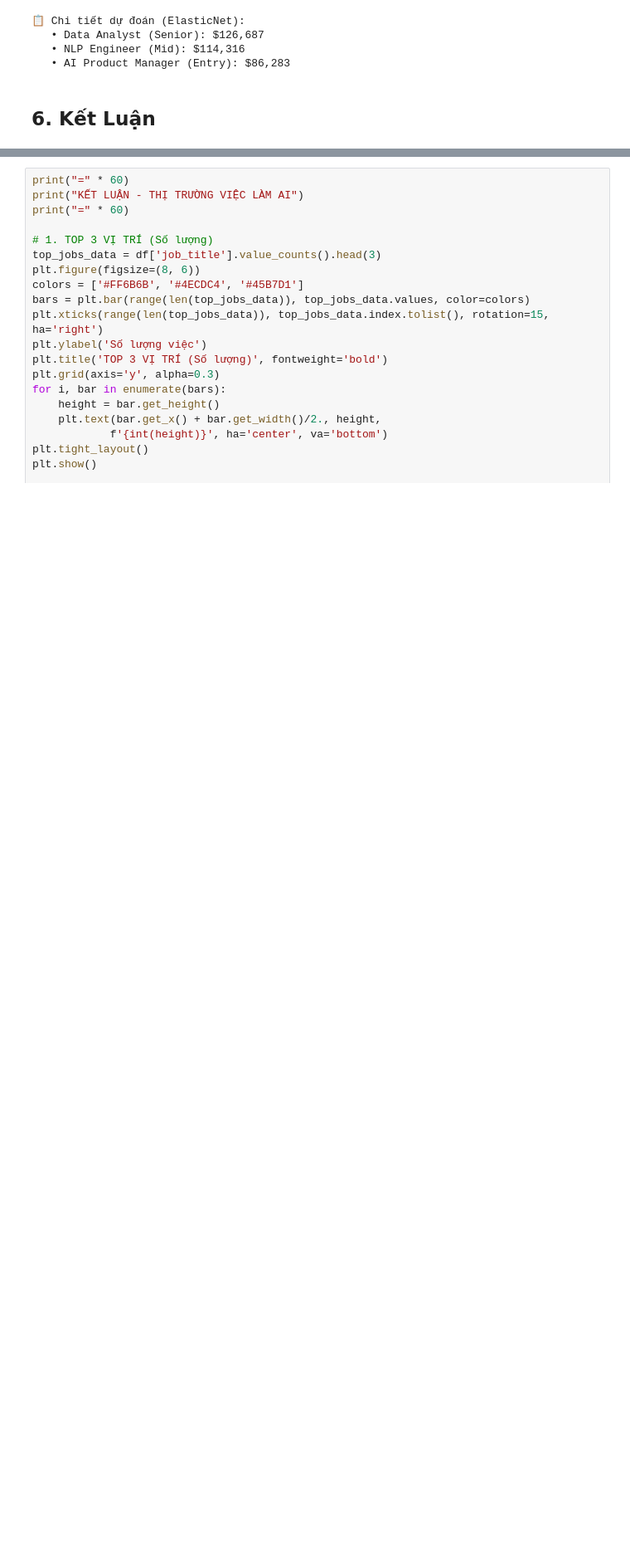
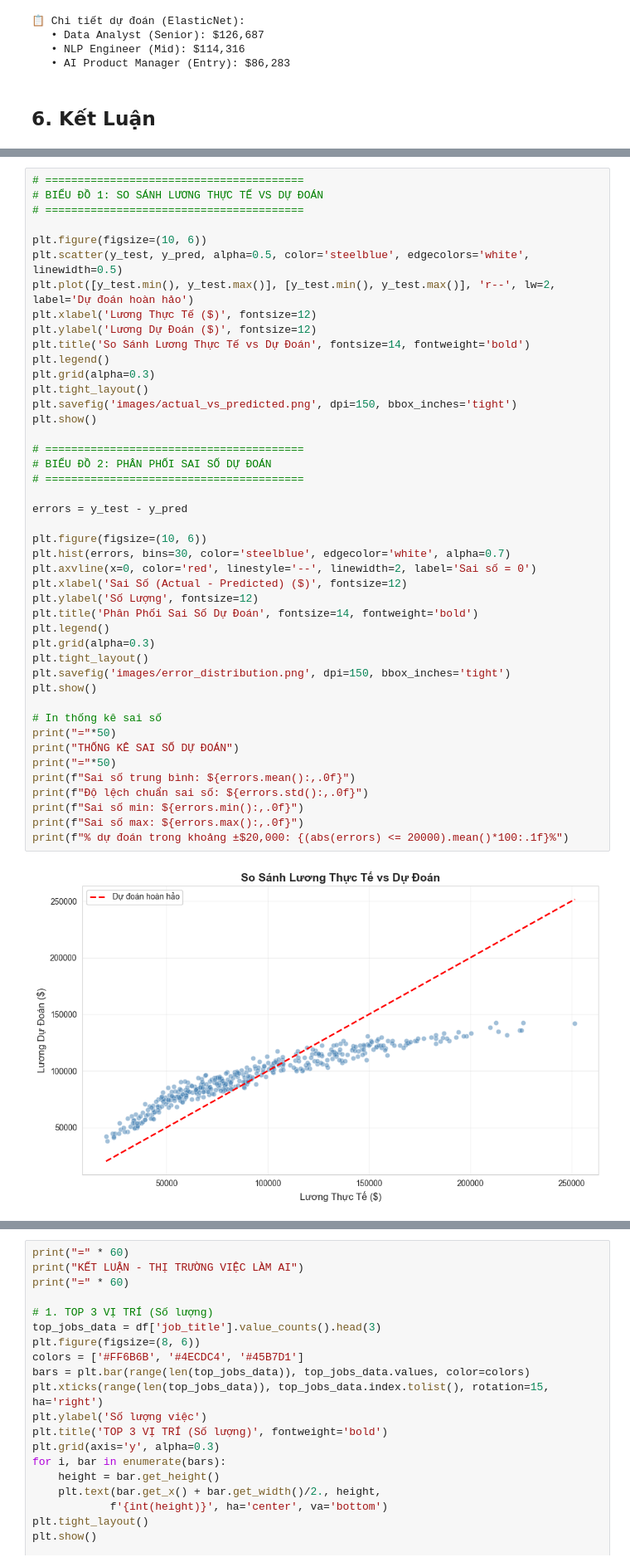
Before and after one commit to Chep-Code-lo/Python, a Jupyter notebook: BTL/AI_Job_Market_Analysis.ipynb, the cells around one changed output, grey strips where cells are left out. Shown at 83% size. Drawn from its saved outputs; the diff is of its cells as text; blank space fills up the shorter version.

```diff
--- a/BTL/AI_Job_Market_Analysis.ipynb
+++ b/BTL/AI_Job_Market_Analysis.ipynb
@@ -268,0 +271,46 @@ if predictions:
+# %%
+# ========================================
+# BIỂU ĐỒ 1: SO SÁNH LƯƠNG THỰC TẾ VS DỰ ĐOÁN
+# ========================================
+
+plt.figure(figsize=(10, 6))
+plt.scatter(y_test, y_pred, alpha=0.5, color='steelblue', edgecolors='white', linewidth=0.5)
+plt.plot([y_test.min(), y_test.max()], [y_test.min(), y_test.max()], 'r--', lw=2, label='Dự đoán hoàn hảo')
+plt.xlabel('Lương Thực Tế ($)', fontsize=12)
+plt.ylabel('Lương Dự Đoán ($)', fontsize=12)
+plt.title('So Sánh Lương Thực Tế vs Dự Đoán', fontsize=14, fontweight='bold')
+plt.legend()
+plt.grid(alpha=0.3)
+plt.tight_layout()
+plt.savefig('images/actual_vs_predicted.png', dpi=150, bbox_inches='tight')
+plt.show()
+
+# ========================================
+# BIỂU ĐỒ 2: PHÂN PHỐI SAI SỐ DỰ ĐOÁN
+# ========================================
+
+errors = y_test - y_pred
+
+plt.figure(figsize=(10, 6))
+plt.hist(errors, bins=30, color='steelblue', edgecolor='white', alpha=0.7)
+plt.axvline(x=0, color='red', linestyle='--', linewidth=2, label='Sai số = 0')
+plt.xlabel('Sai Số (Actual - Predicted) ($)', fontsize=12)
+plt.ylabel('Số Lượng', fontsize=12)
+plt.title('Phân Phối Sai Số Dự Đoán', fontsize=14, fontweight='bold')
+plt.legend()
+plt.grid(alpha=0.3)
+plt.tight_layout()
+plt.savefig('images/error_distribution.png', dpi=150, bbox_inches='tight')
+plt.show()
+
+# In thống kê sai số
+print("="*50)
+print("THỐNG KÊ SAI SỐ DỰ ĐOÁN")
+print("="*50)
+print(f"Sai số trung bình: ${errors.mean():,.0f}")
+print(f"Độ lệch chuẩn sai số: ${errors.std():,.0f}")
+print(f"Sai số min: ${errors.min():,.0f}")
+print(f"Sai số max: ${errors.max():,.0f}")
+print(f"% dự đoán trong khoảng ±$20,000: {(abs(errors) <= 20000).mean()*100:.1f}%")
+# %% [output]
+[figure, added]
```
Also changed, not shown: parts of 2 cells of this notebook, 5 other files.
